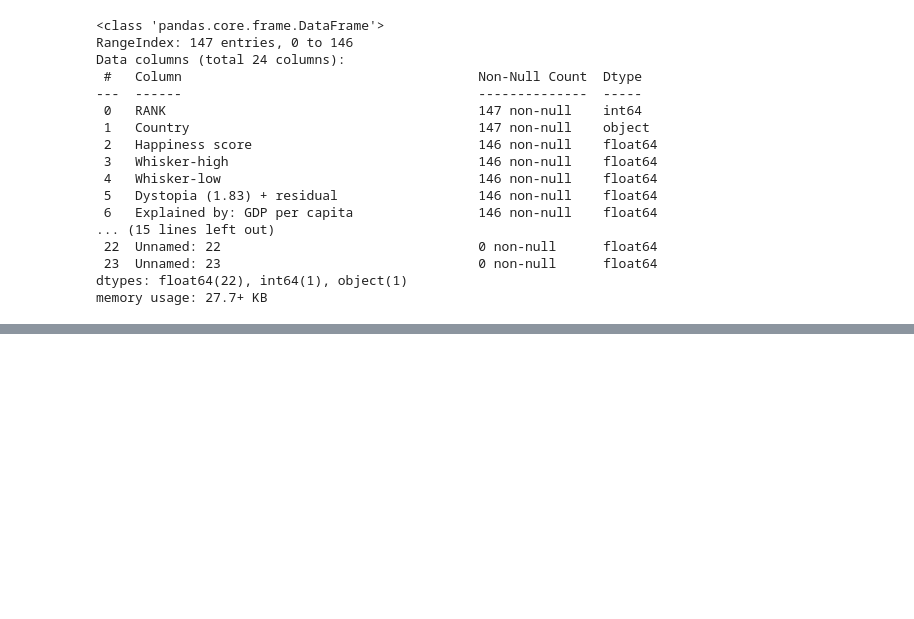
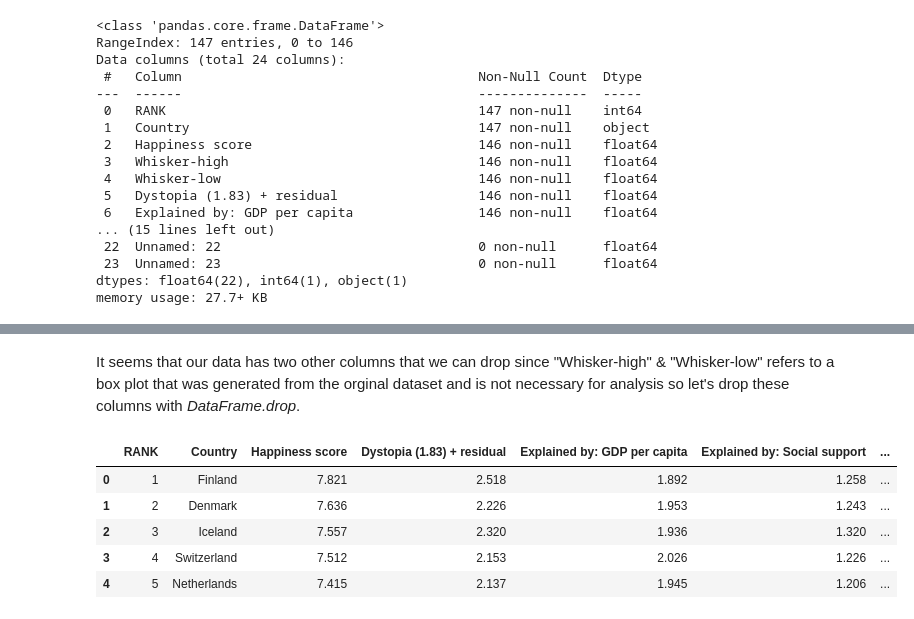
Before and after one commit to terrafirmatrekker/WHR2022EDA, a Jupyter notebook: WorldHappinessReport22EDA.ipynb, the cells around one changed output, grey strips where cells are left out. Saved outputs shown, nothing was run; the diff lists cells and outputs as text; code cells hidden in the pictures; blank space fills up the shorter version.

```diff
--- a/WorldHappinessReport22EDA.ipynb
+++ b/WorldHappinessReport22EDA.ipynb
@@ -63,0 +88,12 @@ memory usage: 27.7+ KB
+# %% [markdown]
+It seems that our data has two other columns that we can drop since "Whisker-high" & "Whisker-low" refers to a box plot that was generated from the orginal dataset and is not necessary for analysis so let's drop these columns with *DataFrame.drop*.
+# %%
+clean_data = clean_data.drop(labels=['Whisker-high', 'Whisker-low'], axis = 1)
+clean_data.head()
+# %% [output]
+|  | RANK | Country | Happiness score | Dystopia (1.83) + residual | Explained by: GDP per capita | Explained by: Social support | ... |
+| 0 | 1 | Finland | 7.821 | 2.518 | 1.892 | 1.258 | ... |
+| 1 | 2 | Denmark | 7.636 | 2.226 | 1.953 | 1.243 | ... |
+| 2 | 3 | Iceland | 7.557 | 2.320 | 1.936 | 1.320 | ... |
+| 3 | 4 | Switzerland | 7.512 | 2.153 | 2.026 | 1.226 | ... |
+| 4 | 5 | Netherlands | 7.415 | 2.137 | 1.945 | 1.206 | ... |
```
Also changed, not shown: parts of 6 cells of this notebook.
